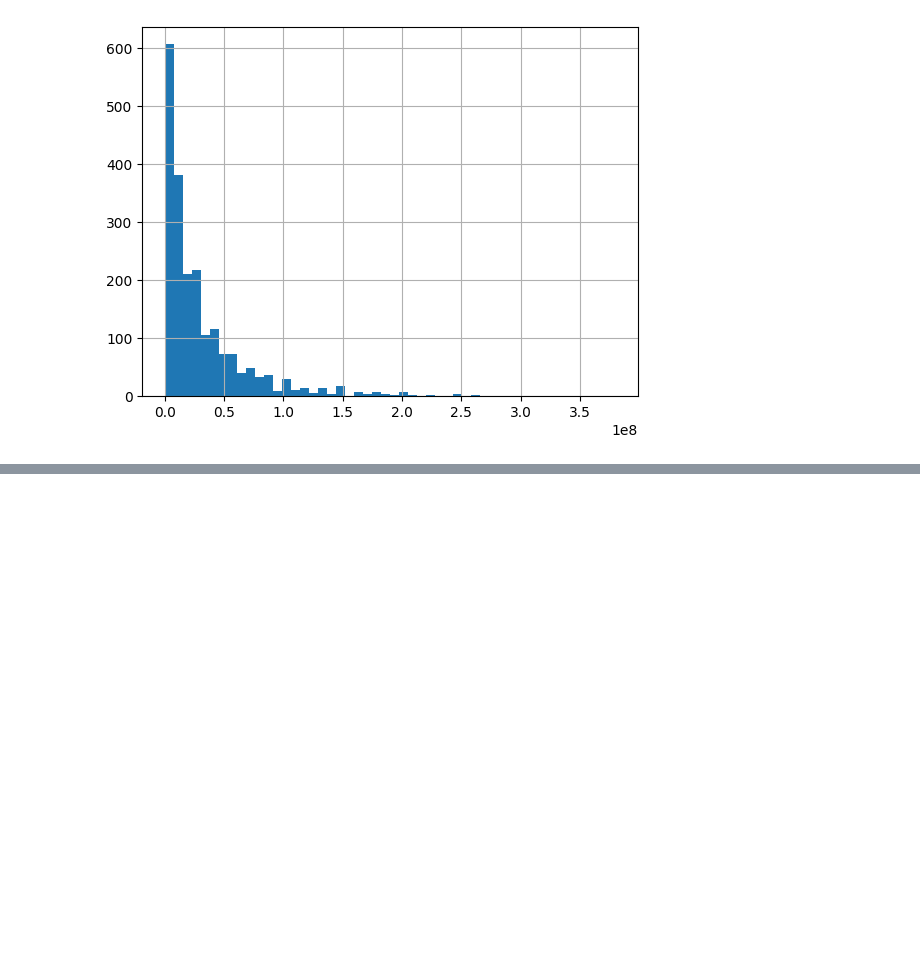
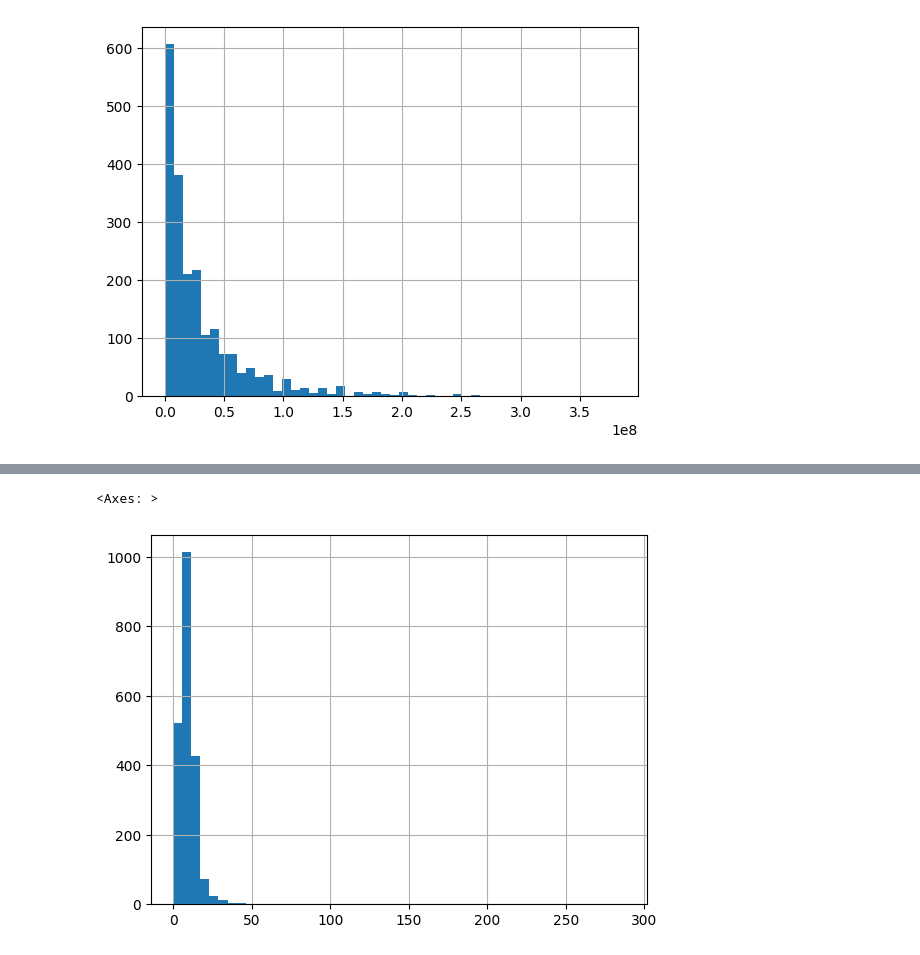
Before and after one commit to cdalexander/Movie_Webscraper, a Jupyter notebook: sample_data/dataAnalysis.ipynb, the cells around one changed output, grey strips where cells are left out. Saved outputs shown, nothing was run; the diff lists cells and outputs as text; code cells hidden in the pictures; blank space fills up the shorter version.

```diff
--- a/sample_data/dataAnalysis.ipynb
+++ b/sample_data/dataAnalysis.ipynb
@@ -134,0 +141,5 @@ TypeError: loop of ufunc does not support argument 0 of type int which has no ca
+# %%
+train_data['popularity'].hist(bins=50)
+# %% [output]
+<Axes: >
+[figure, added]
```
Also changed, not shown: parts of 4 cells of this notebook.
